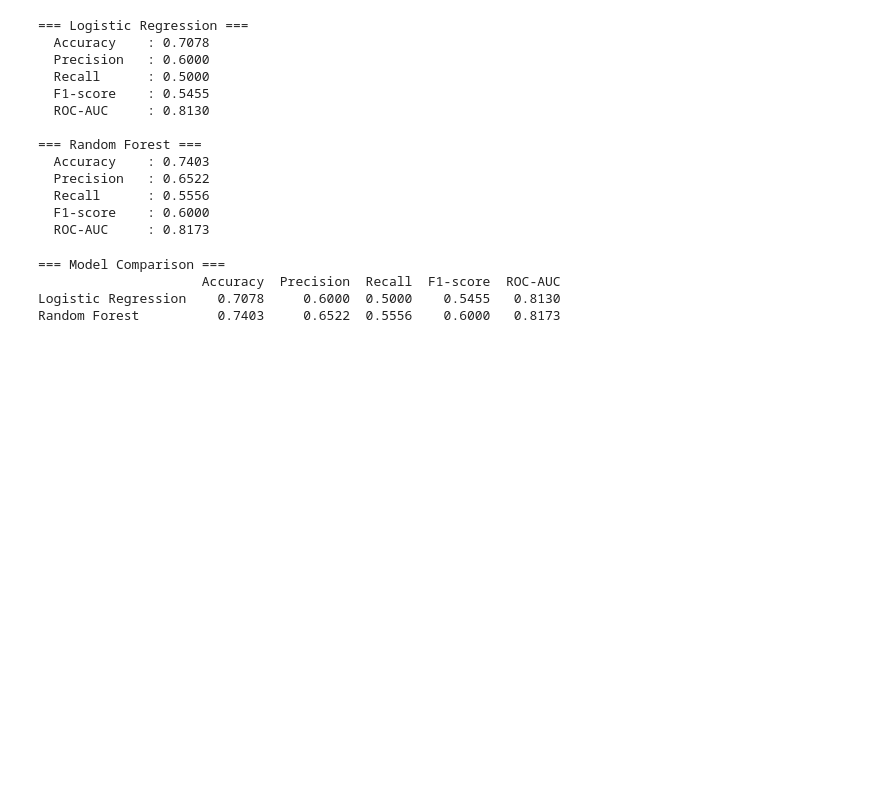
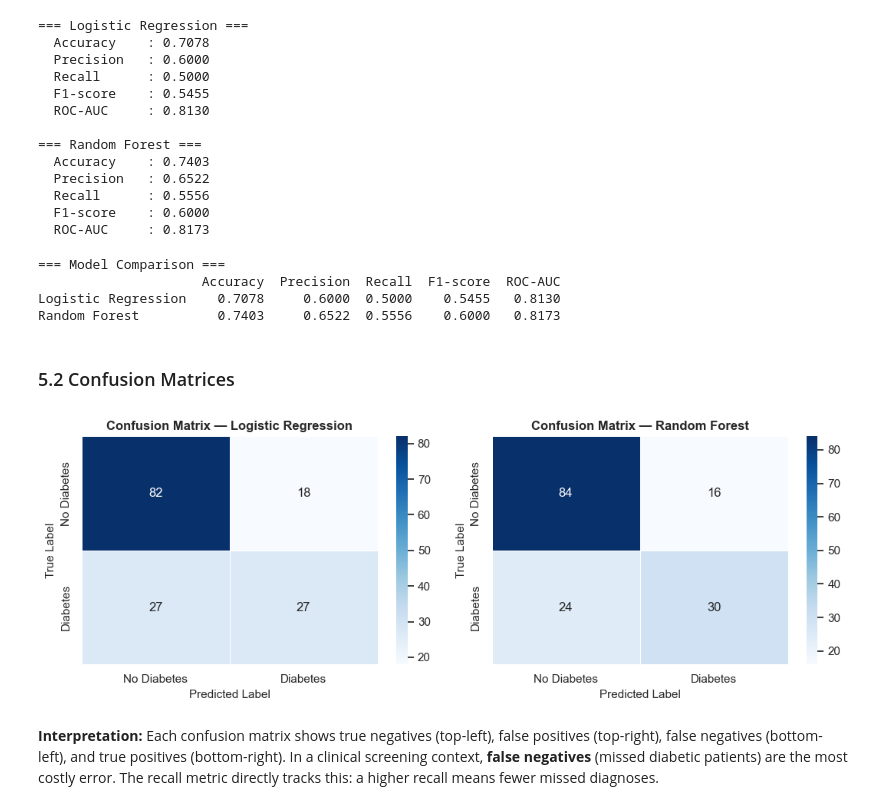
Before and after one commit to sbodrero/build-and-evaluate-a-machine-learning-model, a Jupyter notebook: modeling.ipynb, the cells around one changed output. Cells and saved outputs as stored; diff of their text form; code cells hidden in the pictures; blank space fills up the shorter version.

Commit message:
Add confusion matrix visualization for Logistic Regression and Random Forest models

```diff
--- a/modeling.ipynb
+++ b/modeling.ipynb
@@ -333,3 +333,28 @@ print(comparison_df.to_string())
                      Accuracy  Precision  Recall  F1-score  ROC-AUC
 Logistic Regression    0.7078     0.6000  0.5000    0.5455   0.8130
 Random Forest          0.7403     0.6522  0.5556    0.6000   0.8173
+# %% [markdown]
+### 5.2 Confusion Matrices
+# %%
+fig, axes = plt.subplots(1, 2, figsize=(11, 4))
+
+for ax, model, name in zip(axes,
+                            [lr, rf],
+                            ['Logistic Regression', 'Random Forest']):
+    cm = confusion_matrix(y_test, model.predict(X_test_scaled))
+    sns.heatmap(
+        cm, annot=True, fmt='d', cmap='Blues', ax=ax,
+        xticklabels=['No Diabetes', 'Diabetes'],
+        yticklabels=['No Diabetes', 'Diabetes'],
+        linewidths=0.5
+    )
+    ax.set_title(f'Confusion Matrix — {name}', fontsize=12, fontweight='bold')
+    ax.set_xlabel('Predicted Label', fontsize=11)
+    ax.set_ylabel('True Label', fontsize=11)
+
+plt.tight_layout()
+plt.show()
+# %% [output]
+[figure, added]
+# %% [markdown]
+**Interpretation:** Each confusion matrix shows true negatives (top-left), false positives (top-right), false negatives (bottom-left), and true positives (bottom-right). In a clinical screening context, **false negatives** (missed diabetic patients) are the most costly error. The recall metric directly tracks this: a higher recall means fewer missed diagnoses.
```
